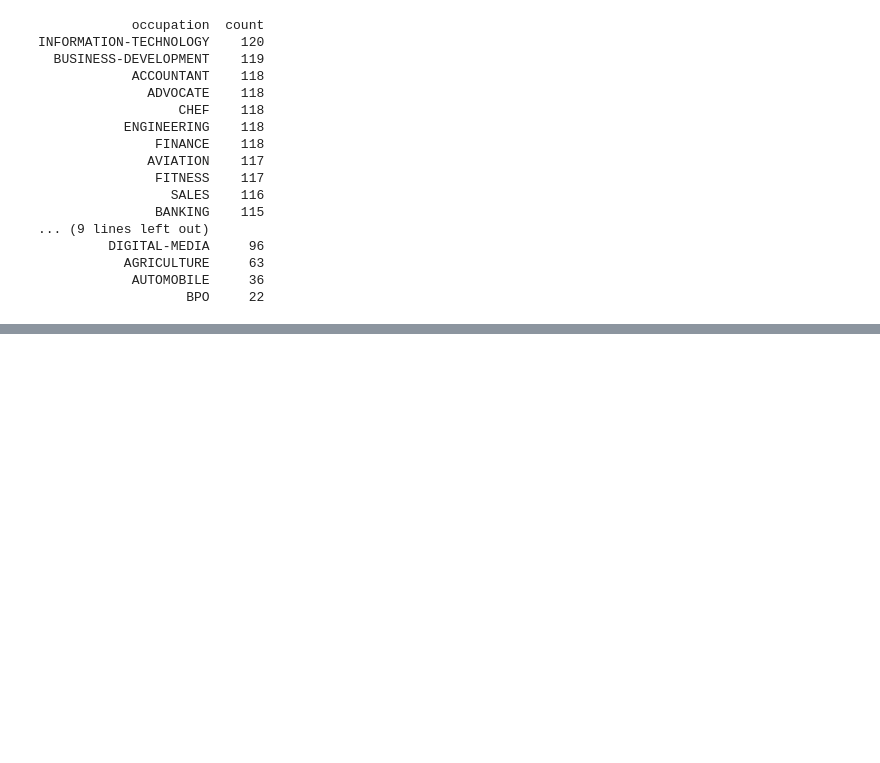
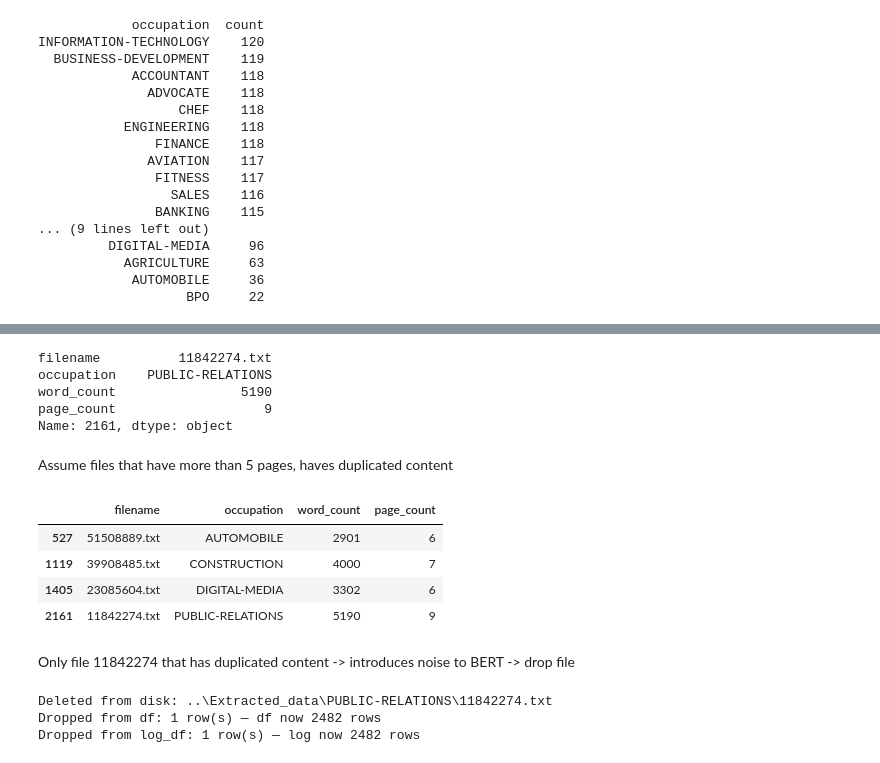
Before and after one commit to jotikaleeshya/CV-Screening-RM, a Jupyter notebook: Code/EDA.ipynb, the cells around one changed output, grey strips where cells are left out. Saved outputs shown, nothing was run; the diff lists cells and outputs as text; code cells hidden in the pictures; blank space fills up the shorter version.

Commit message:
Word length analysis

```diff
--- a/Code/EDA.ipynb
+++ b/Code/EDA.ipynb
@@ -189,0 +206,45 @@ INFORMATION-TECHNOLOGY    120
+# %%
+df.loc[df["word_count"].idxmax(), ["filename", "occupation", "word_count", "page_count"]]
+# %% [output]
+filename          11842274.txt
+occupation    PUBLIC-RELATIONS
+word_count                5190
+page_count                   9
+Name: 2161, dtype: object
+# %% [markdown]
+Assume files that have more than 5 pages, haves duplicated content
+# %%
+df[df["page_count"] > 5][["filename", "occupation", "word_count", "page_count"]]
+# %% [output]
+|  | filename | occupation | word_count | page_count |
+| 527 | 51508889.txt | AUTOMOBILE | 2901 | 6 |
+| 1119 | 39908485.txt | CONSTRUCTION | 4000 | 7 |
+| 1405 | 23085604.txt | DIGITAL-MEDIA | 3302 | 6 |
+| 2161 | 11842274.txt | PUBLIC-RELATIONS | 5190 | 9 |
+# %% [markdown]
+Only file 11842274 that has duplicated content -> introduces noise to BERT -> drop file
+# %%
+TARGET = "11842274"
+
+# Drop from disk
+target_files = list(EXTRACTED_DIR.glob(f"**/{TARGET}.txt"))
+for f in target_files:
+    f.unlink()
+    print(f"Deleted from disk: {f}")
+
+# Drop from df
+before = len(df)
+df = df[df["filename"] != f"{TARGET}.txt"].reset_index(drop=True)
+print(f"Dropped from df: {before - len(df)} row(s) — df now {len(df)} rows")
+
+# Drop from log_df and overwrite CSV
+if LOG_CSV.exists():
+    log_df = pd.read_csv(LOG_CSV)
+    before_log = len(log_df)
+    log_df = log_df[log_df["filename"] != f"{TARGET}.pdf"].reset_index(drop=True)
+    log_df.to_csv(LOG_CSV, index=False)
+    print(f"Dropped from log_df: {before_log - len(log_df)} row(s) — log now {len(log_df)} rows")
+# %% [output]
+Deleted from disk: ..\Extracted_data\PUBLIC-RELATIONS\11842274.txt
+Dropped from df: 1 row(s) — df now 2482 rows
+Dropped from log_df: 1 row(s) — log now 2482 rows
```
Also changed, not shown: parts of 3 cells of this notebook, 2 other files.
